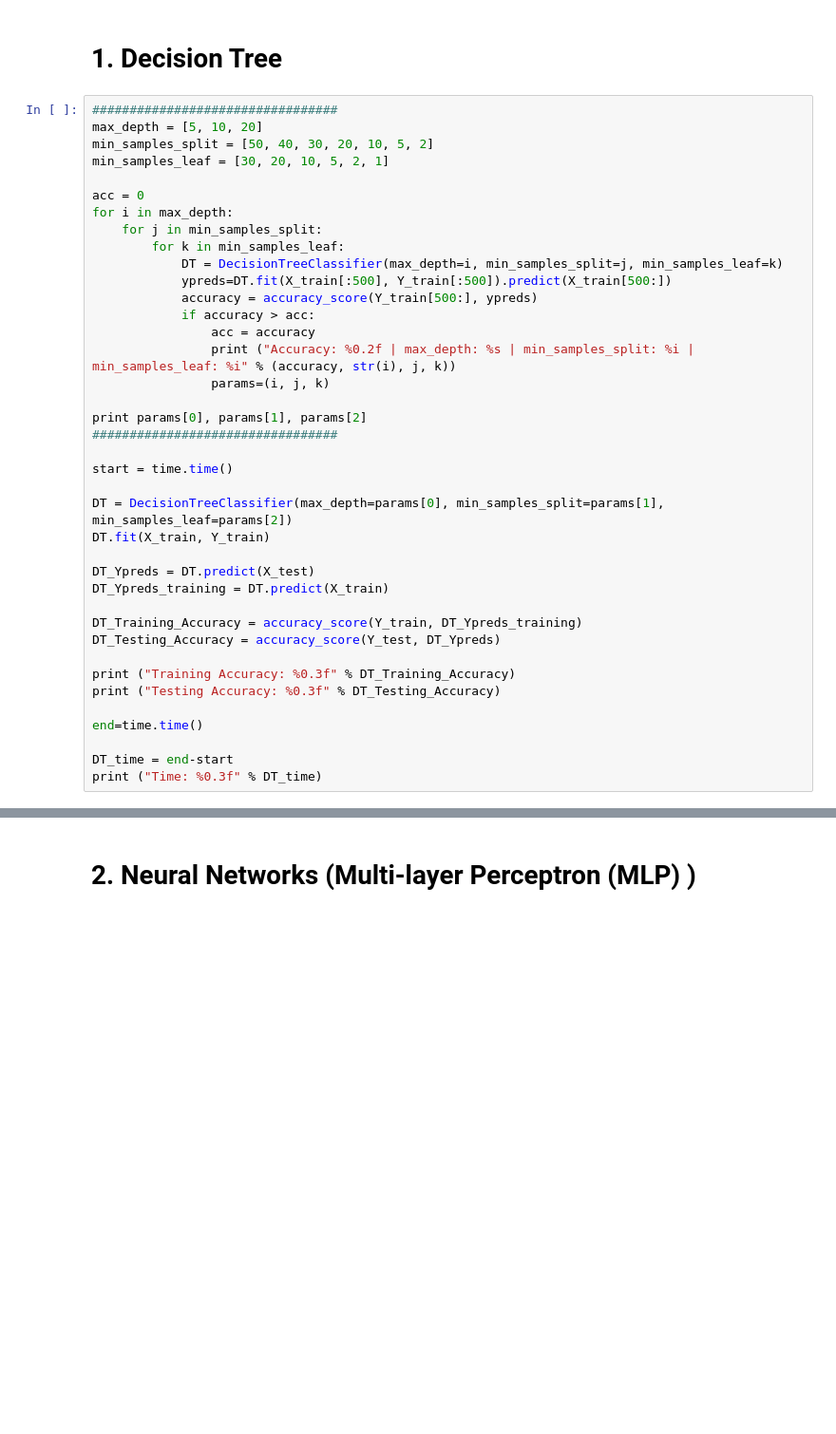
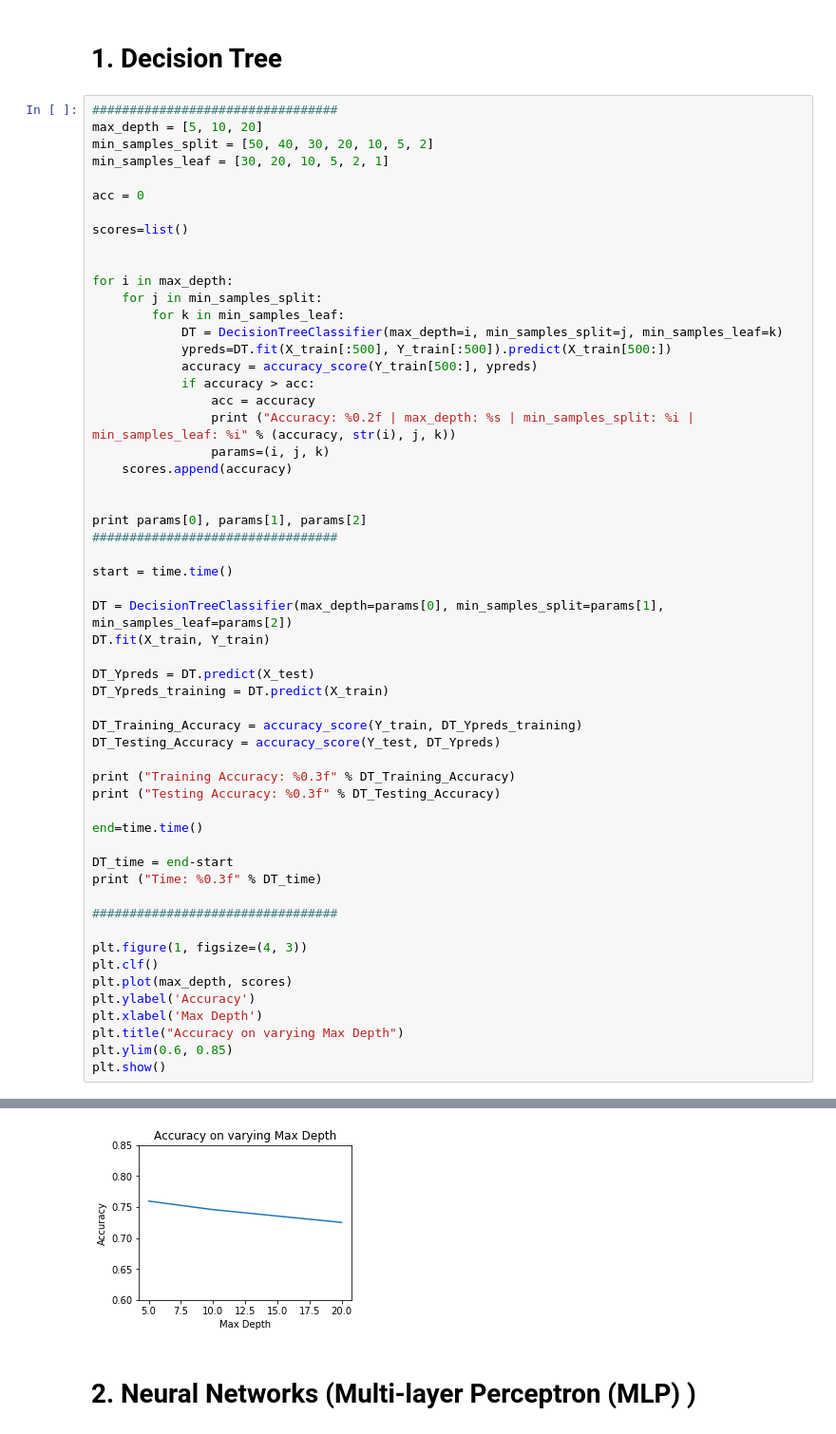
Before and after one commit to seungkwanbaek/ML4Crypto, a Jupyter notebook: ML HW1 Crypto.ipynb, the cells around one changed output, grey strips where cells are left out. Shown at 95% size. Saved outputs shown, nothing was run; the diff lists cells and outputs as text; blank space fills up the shorter version.

```diff
--- a/ML HW1 Crypto.ipynb
+++ b/ML HW1 Crypto.ipynb
@@ -97,6 +97,10 @@ min_samples_split = [50, 40, 30, 20, 10, 5, 2]
 min_samples_leaf = [30, 20, 10, 5, 2, 1]
 
 acc = 0
+
+scores=list()
+
+
 for i in max_depth:
     for j in min_samples_split:
         for k in min_samples_leaf:
@@ -107,6 +111,8 @@ for i in max_depth:
                 acc = accuracy
                 print ("Accuracy: %0.2f | max_depth: %s | min_samples_split: %i | min_samples_leaf: %i" % (accuracy, str(i), j, k))
                 params=(i, j, k)
+    scores.append(accuracy)
+
 
 print params[0], params[1], params[2]
 #################################
@@ -129,6 +135,17 @@ end=time.time()
 
 DT_time = end-start
 print ("Time: %0.3f" % DT_time)
+
+#################################
+
+plt.figure(1, figsize=(4, 3))
+plt.clf()
+plt.plot(max_depth, scores)
+plt.ylabel('Accuracy')
+plt.xlabel('Max Depth')
+plt.title("Accuracy on varying Max Depth")
+plt.ylim(0.6, 0.85)
+plt.show()
 # %% [output]
 Accuracy: 0.81 | max_depth: 5 | min_samples_split: 50 | min_samples_leaf: 30
 Accuracy: 0.82 | max_depth: 5 | min_samples_split: 50 | min_samples_leaf: 20
@@ -140,3 +157,4 @@ Time: 0.003
+[figure, added]
 # %% [markdown]
 # 2. Neural Networks (Multi-layer Perceptron (MLP) )
 # %%
```
Also changed, not shown: parts of 5 cells of this notebook.
